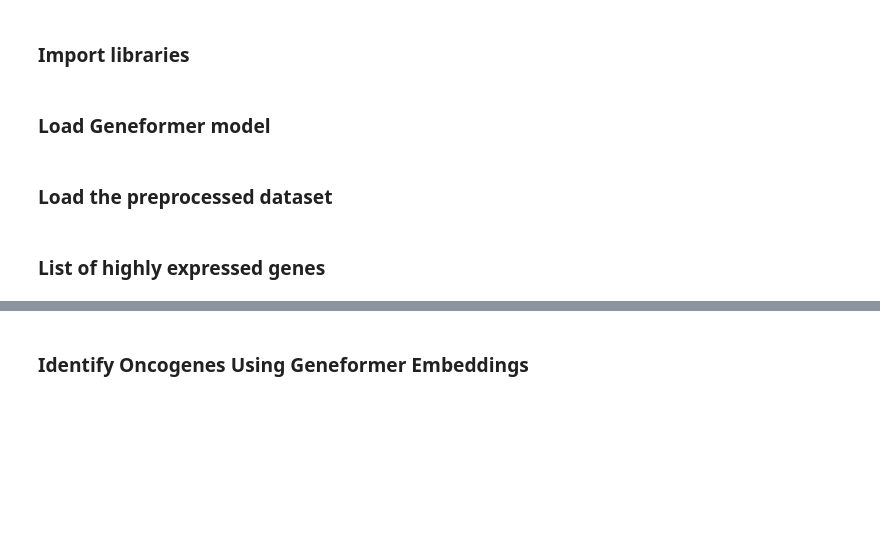
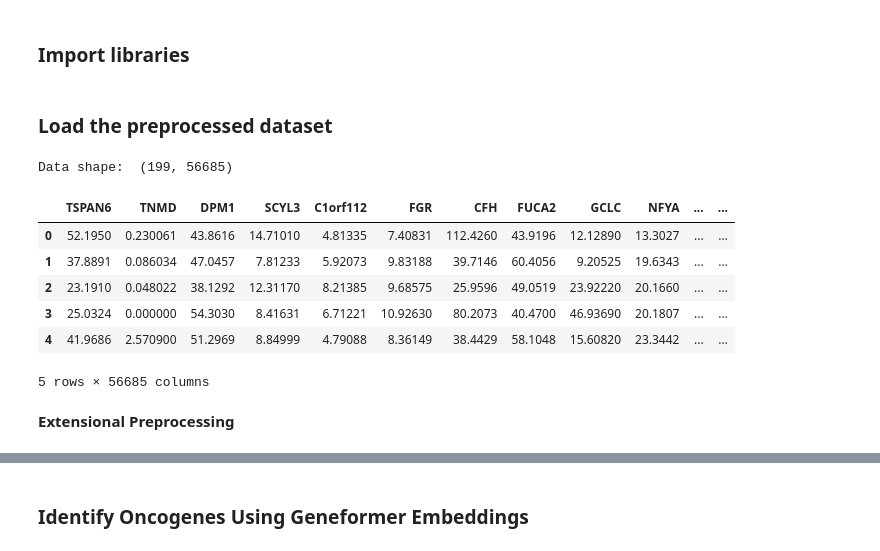
Before and after one commit to Kitiyaparnnn/NSCLC, a Jupyter notebook: train.ipynb, the cells around one changed output, grey strips where cells are left out. Drawn from its saved outputs; the diff is of its cells as text; code cells hidden in the pictures; blank space fills up the shorter version.

```diff
--- a/train.ipynb
+++ b/train.ipynb
@@ -11,2 +14,0 @@ from sklearn.metrics import accuracy_score
-# %% [markdown]
-### Load Geneformer model
@@ -19,7 +30,18 @@ model = AutoModel.from_pretrained(model_name)
 # %%
 # Load NSCLC gene expression dataset (GSE81089)
 df = pd.read_csv("preprocessed_dataset.csv")
-labels = df["diagnosis"]  # squamous cell cancer, 2=AC unspecified, 3=Large cell/ NOS
+labels = df["diagnosis"] # 1=squamous cell cancer, 2=AC unspecified, 3=Large cell/ NOS
 gene_data = df.drop(columns=["sample_id","diagnosis","stage"])
+# gene_data.columns = gene_data.columns.str.replace(r'[.]', '_', regex=True) # Rename columns to remove special characters
+
+print("Data shape: ", gene_data.shape)
+gene_data.head()
+# %% [output]
+Data shape:  (199, 56685)
+|  | TSPAN6 | TNMD | DPM1 | SCYL3 | C1orf112 | FGR | CFH | FUCA2 | GCLC | NFYA | ... | ... |
+| 0 | 52.1950 | 0.230061 | 43.8616 | 14.71010 | 4.81335 | 7.40831 | 112.4260 | 43.9196 | 12.12890 | 13.3027 | ... | ... |
+| 1 | 37.8891 | 0.086034 | 47.0457 | 7.81233 | 5.92073 | 9.83188 | 39.7146 | 60.4056 | 9.20525 | 19.6343 | ... | ... |
+| 2 | 23.1910 | 0.048022 | 38.1292 | 12.31170 | 8.21385 | 9.68575 | 25.9596 | 49.0519 | 23.92220 | 20.1660 | ... | ... |
+| 3 | 25.0324 | 0.000000 | 54.3030 | 8.41631 | 6.71221 | 10.92630 | 80.2073 | 40.4700 | 46.93690 | 20.1807 | ... | ... |
+| 4 | 41.9686 | 2.570900 | 51.2969 | 8.84999 | 4.79088 | 8.36149 | 38.4429 | 58.1048 | 15.60820 | 23.3442 | ... | ... |
+5 rows × 56685 columns
-# %% [markdown]
-### List of highly expressed genes
@@ -35,0 +48,2 @@ print(gene_texts[:5])
+# %% [markdown]
+**Extensional Preprocessing**
```
Also changed, not shown: parts of 26 cells of this notebook.
